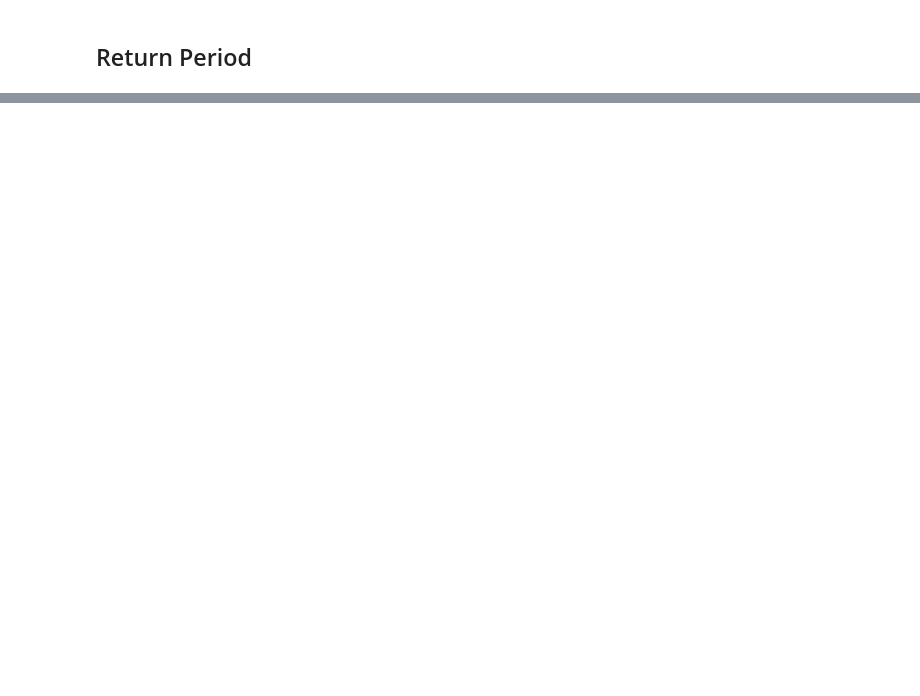
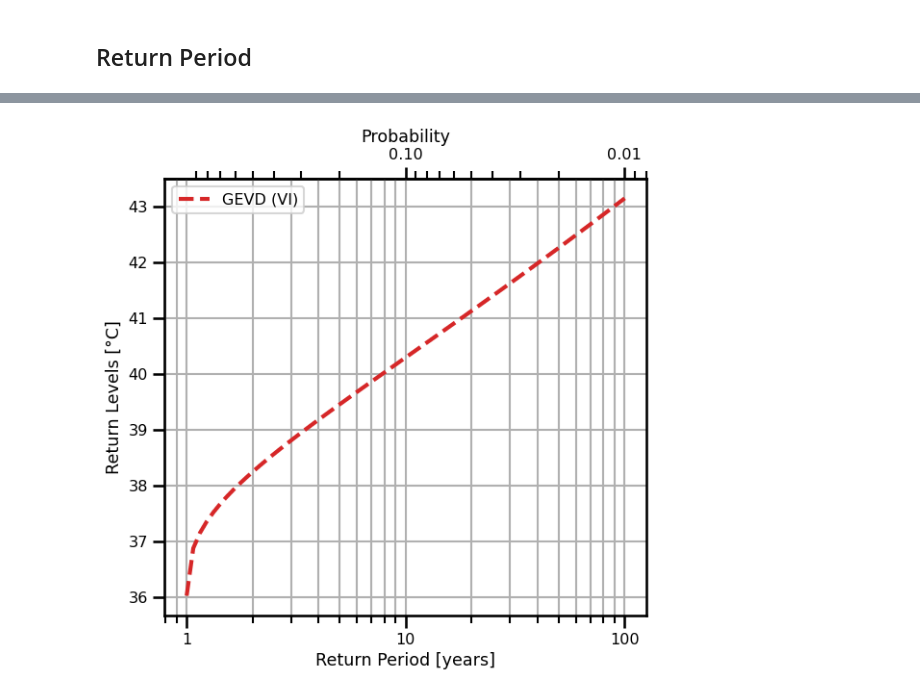
Before and after one commit to jejjohnson/jbayesevt, a Jupyter notebook: notebooks/evt/2.3_pyextremes_numpyro_vi.ipynb, the cells around one changed output, grey strips where cells are left out. Drawn from its saved outputs; the diff is of its cells as text; code cells hidden in the pictures; blank space fills up the shorter version.

```diff
--- a/notebooks/evt/2.3_pyextremes_numpyro_vi.ipynb
+++ b/notebooks/evt/2.3_pyextremes_numpyro_vi.ipynb
@@ -363,3 +382,21 @@ return_levels = batch_fn(
 )
 # %%
 ciu, mu, cil = np.quantile(return_levels, q=[0.025, 0.5, 0.975], axis=0)
+# %%
+ds_results = xr.Dataset(
+    {
+        "return_level": (("sample", "return_period"), return_levels),
+        "shape": (("sample",), posterior_samples["concentration"]),
+        "location": (("sample",), posterior_samples["loc"]),
+        "scale": (("sample",), posterior_samples["scale"]),
+    },
+    coords = {
+        "return_period": return_periods,
+        "sample": np.arange(0, num_samples)
+    }
+)
+ds_results.attrs["inference"] = "VI"
+ds_results.attrs["distribution"] = "gevd"
+ds_results["return_level"].attrs["units"] = "°C"
+ds_results["return_period"].attrs["units"] = "years"
+ds_results
@@ -365,0 +419,3 @@ ciu, mu, cil = np.quantile(return_levels, q=[0.025, 0.5, 0.975], axis=0)
+# %%
+ds_results["return_level"] = ds_results["return_level"].mean(dim="sample", keep_attrs=True)
+ds_results
@@ -366,3 +436,7 @@ ciu, mu, cil = np.quantile(return_levels, q=[0.025, 0.5, 0.975], axis=0)
+# %%
+plot_return_levels_deterministic(ds_results);
+# %% [output]
+[figure, added]
 # %%
 fig, ax = plt.subplots(figsize=(6,6))
 
```
Also changed, not shown: parts of 14 cells of this notebook, 3 other files.
